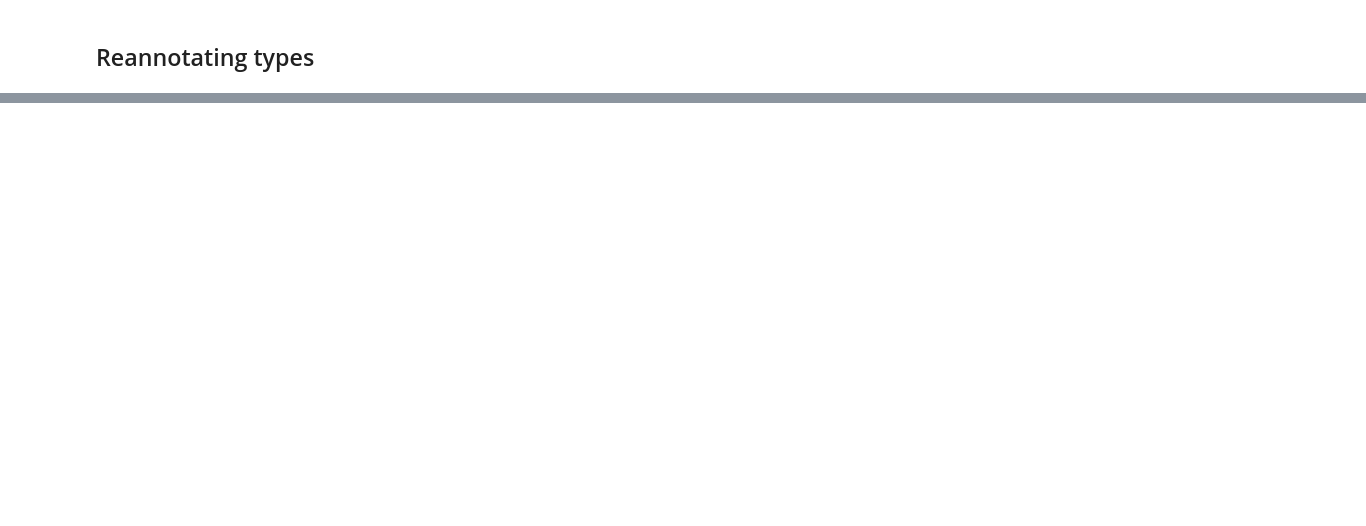
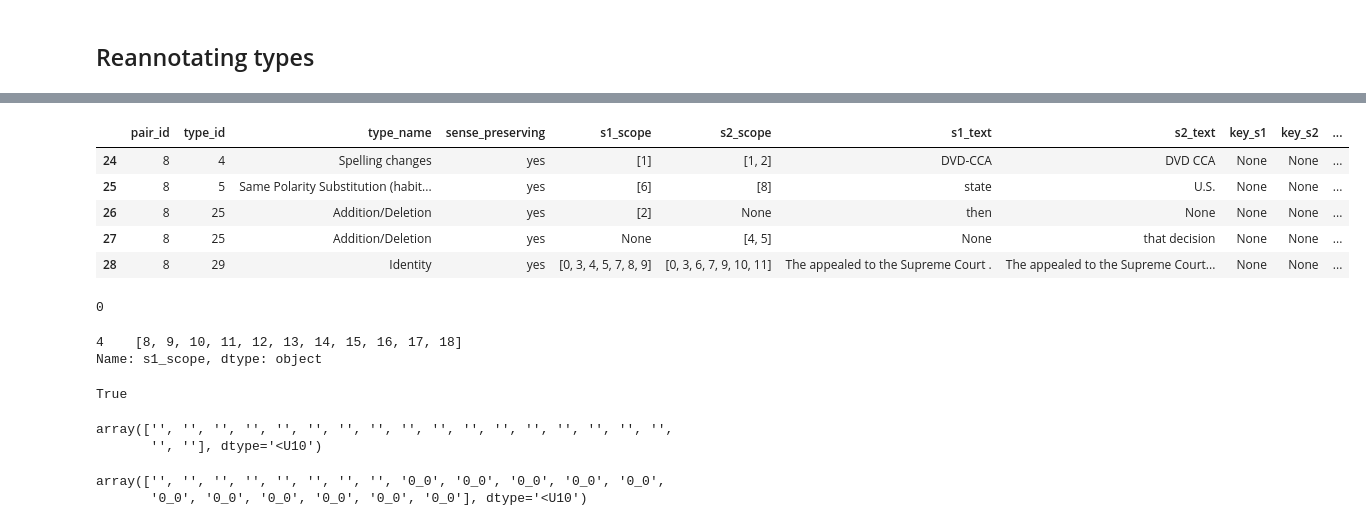
Before and after one commit to lucasadelino/thesis, a Jupyter notebook: reannotation.ipynb, the cells around one changed output, grey strips where cells are left out. Cells and saved outputs as stored; diff of their text form; code cells hidden in the pictures; blank space fills up the shorter version.

```diff
--- a/reannotation.ipynb
+++ b/reannotation.ipynb
@@ -462,0 +371,35 @@ array(['103_0', '103_0', '103_0', '103_0', '0_0', '5_0', '0_0', '6_0',
+# %%
+ric = textual_paraphrases[textual_paraphrases['pair_id'] == 7+1]
+ric
+# %% [output]
+|  | pair_id | type_id | type_name | sense_preserving | s1_scope | s2_scope | s1_text | s2_text | key_s1 | key_s2 | ... |
+| 24 | 8 | 4 | Spelling changes | yes | [1] | [1, 2] | DVD-CCA | DVD CCA | None | None | ... |
+| 25 | 8 | 5 | Same Polarity Substitution (habit... | yes | [6] | [8] | state | U.S. | None | None | ... |
+| 26 | 8 | 25 | Addition/Deletion | yes | [2] | None | then | None | None | None | ... |
+| 27 | 8 | 25 | Addition/Deletion | yes | None | [4, 5] | None | that decision | None | None | ... |
+| 28 | 8 | 29 | Identity | yes | [0, 3, 4, 5, 7, 8, 9] | [0, 3, 6, 7, 9, 10, 11] | The appealed to the Supreme Court . | The appealed to the Supreme Court... | None | None | ... |
+# %%
+len(ric.loc[ric['type_id'] == 28, 's1_scope'])
+# %% [output]
+0
+# %%
+ric.query('type_id == 29')['s1_scope']
+# %% [output]
+4    [8, 9, 10, 11, 12, 13, 14, 15, 16, 17, 18]
+Name: s1_scope, dtype: object
+# %%
+29 in list(ric['type_id'])
+# %% [output]
+True
+# %%
+test = newpositives['sentence1_scope'][0]
+test
+# %% [output]
+array(['', '', '', '', '', '', '', '', '', '', '', '', '', '', '', '', '',
+       '', ''], dtype='<U10')
+# %%
+test[textual_paraphrases['s1_scope'][4]] = '0_0'
+test
+# %% [output]
+array(['', '', '', '', '', '', '', '', '0_0', '0_0', '0_0', '0_0', '0_0',
+       '0_0', '0_0', '0_0', '0_0', '0_0', '0_0'], dtype='<U10')
```
Also changed, not shown: parts of 50 cells of this notebook.
